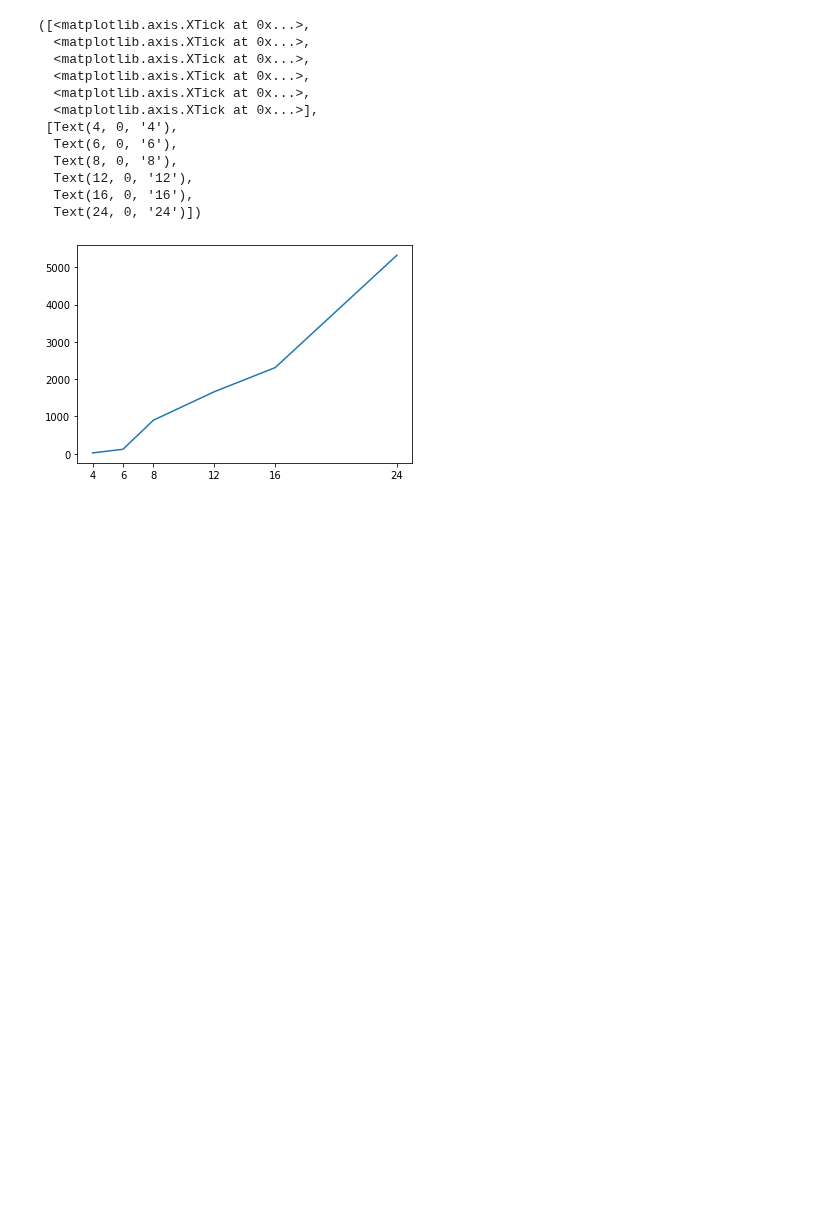
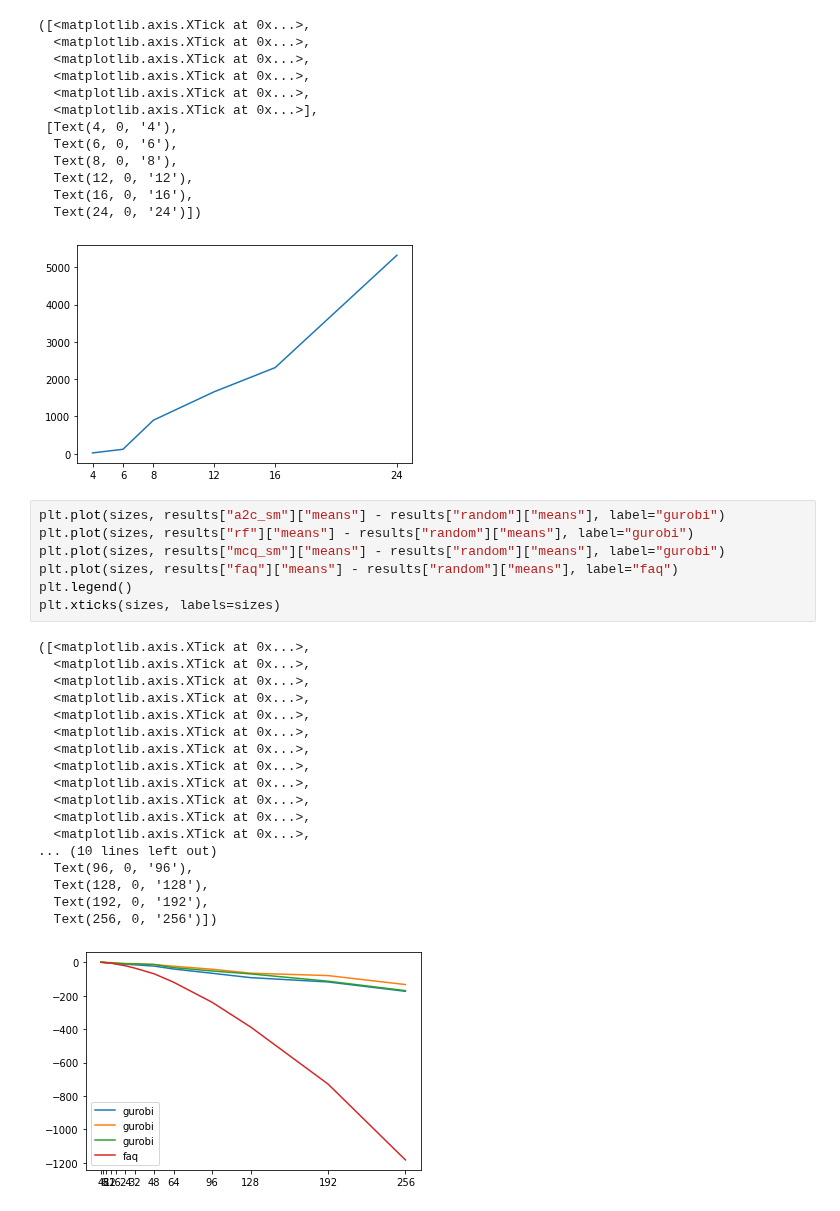
Before and after one commit to timgott/DeepQAP, a Jupyter notebook: evaluation/Generalization_by_size.ipynb, the cells around one changed output. Cells and saved outputs as stored; diff of their text form; blank space fills up the shorter version.

```diff
--- a/evaluation/Generalization_by_size.ipynb
+++ b/evaluation/Generalization_by_size.ipynb
@@ -445,3 +445,29 @@ plt.xticks(sizes[:6], labels=sizes[:6])
   Text(16, 0, '16'),
   Text(24, 0, '24')])
 [figure]
+# %%
+plt.plot(sizes, results["a2c_sm"]["means"] - results["random"]["means"], label="gurobi")
+plt.plot(sizes, results["rf"]["means"] - results["random"]["means"], label="gurobi")
+plt.plot(sizes, results["mcq_sm"]["means"] - results["random"]["means"], label="gurobi")
+plt.plot(sizes, results["faq"]["means"] - results["random"]["means"], label="faq")
+plt.legend()
+plt.xticks(sizes, labels=sizes)
+# %% [output]
+([<matplotlib.axis.XTick at 0x...>,
+  <matplotlib.axis.XTick at 0x...>,
+  <matplotlib.axis.XTick at 0x...>,
+  <matplotlib.axis.XTick at 0x...>,
+  <matplotlib.axis.XTick at 0x...>,
+  <matplotlib.axis.XTick at 0x...>,
+  <matplotlib.axis.XTick at 0x...>,
+  <matplotlib.axis.XTick at 0x...>,
+  <matplotlib.axis.XTick at 0x...>,
+  <matplotlib.axis.XTick at 0x...>,
+  <matplotlib.axis.XTick at 0x...>,
+  <matplotlib.axis.XTick at 0x...>,
+... (10 lines left out)
+  Text(96, 0, '96'),
+  Text(128, 0, '128'),
+  Text(192, 0, '192'),
+  Text(256, 0, '256')])
+[figure, added]
```
Also changed, not shown: 5 other files.
